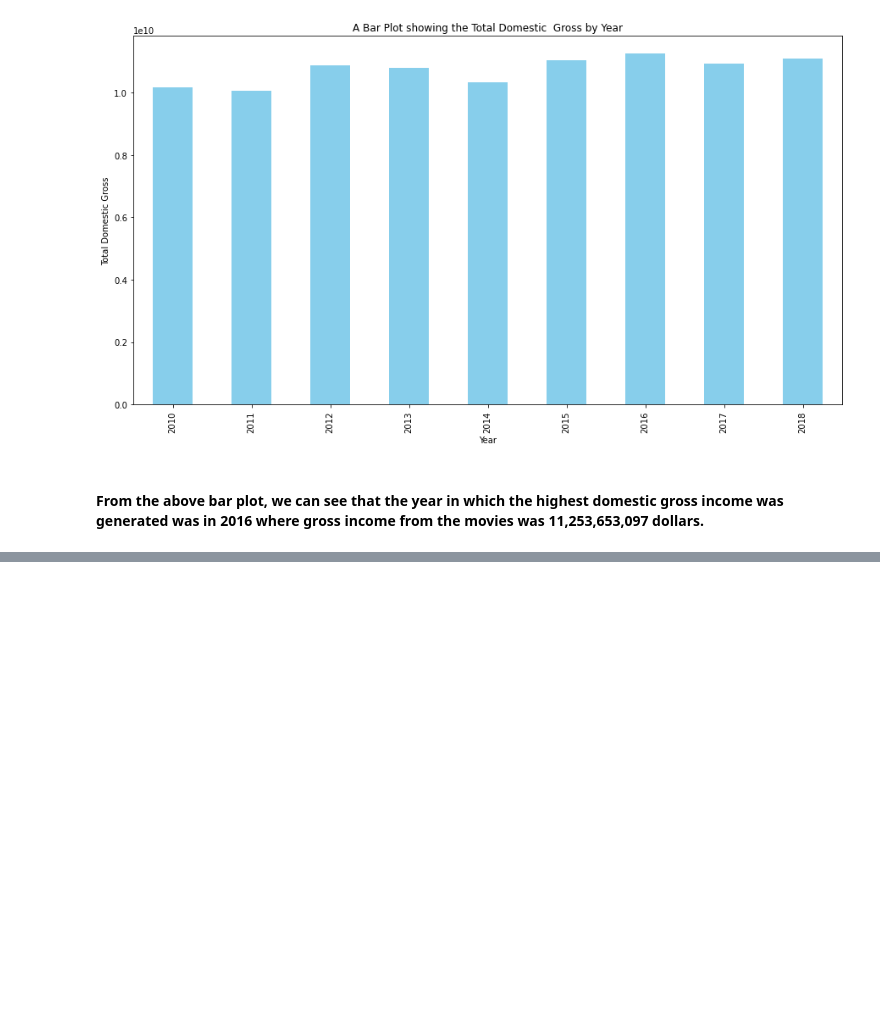
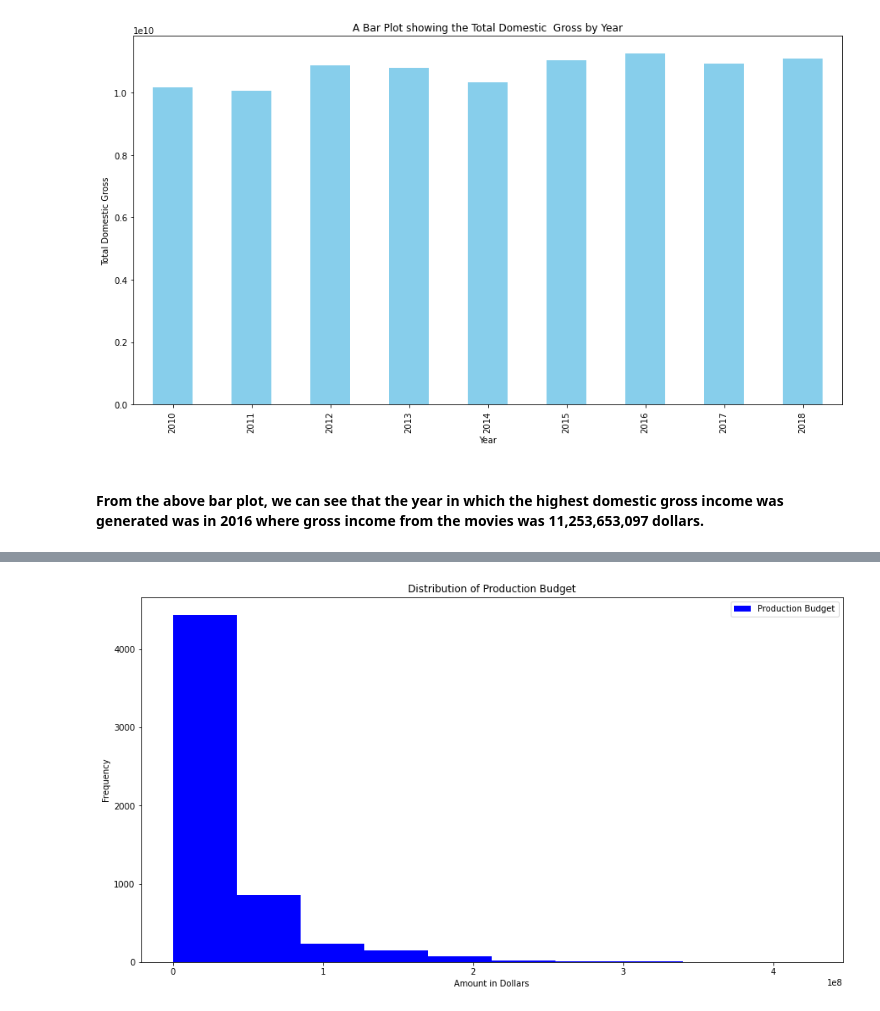
Before and after one commit to EdwinMbuthia/Project1, a Jupyter notebook: index.ipynb, the cells around one changed output, grey strips where cells are left out. Cells and saved outputs as stored; diff of their text form; code cells hidden in the pictures; blank space fills up the shorter version.

```diff
--- a/index.ipynb
+++ b/index.ipynb
@@ -391,0 +397,10 @@ plt.show()
+# %%
+plt.figure(figsize=(15,8))
+plt.hist(budgets['production_budget'], bins=10, color='blue', label='Production Budget')
+plt.title('Distribution of Production Budget')
+plt.xlabel('Amount in Dollars')
+plt.ylabel('Frequency')
+plt.legend()
+plt.show()
+# %% [output]
+[figure, added]
```
Also changed, not shown: parts of 9 cells of this notebook.
